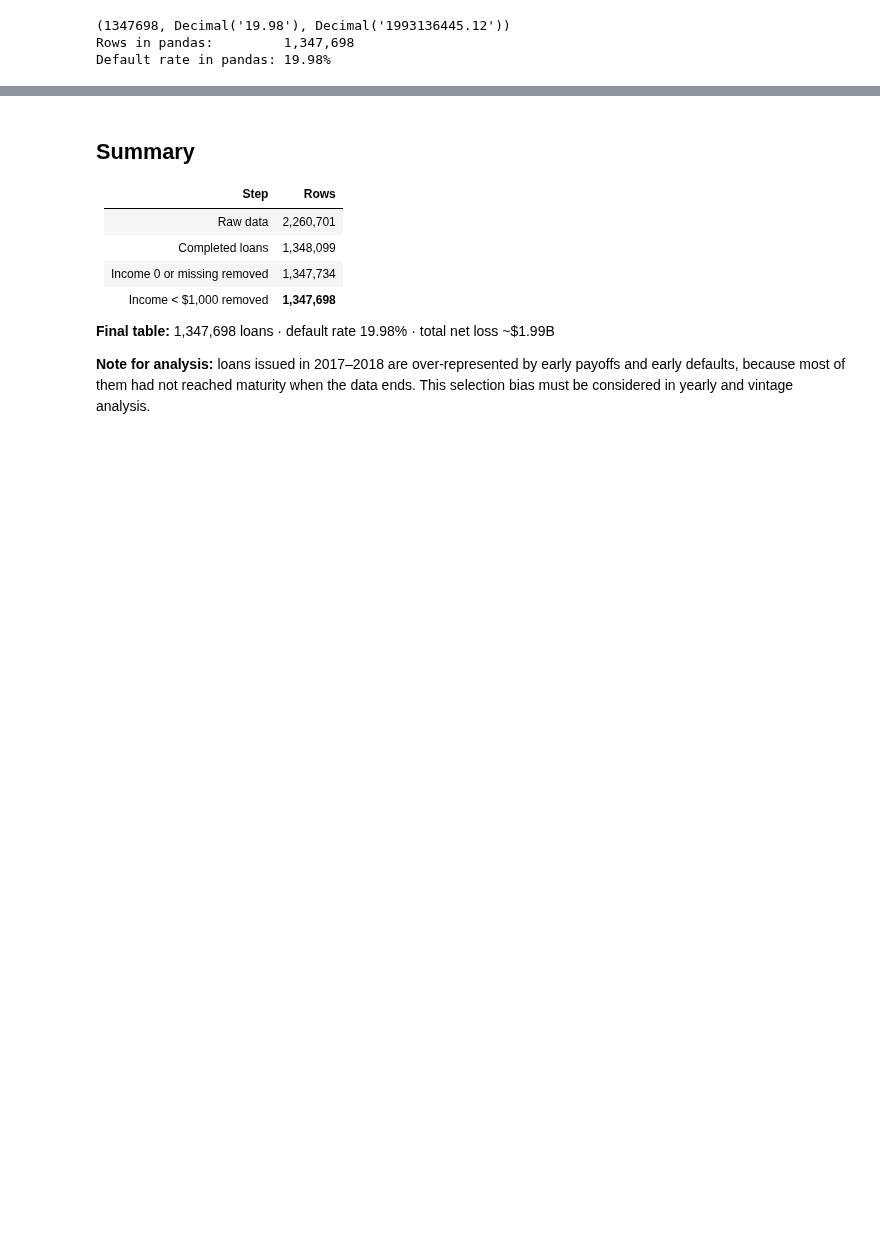
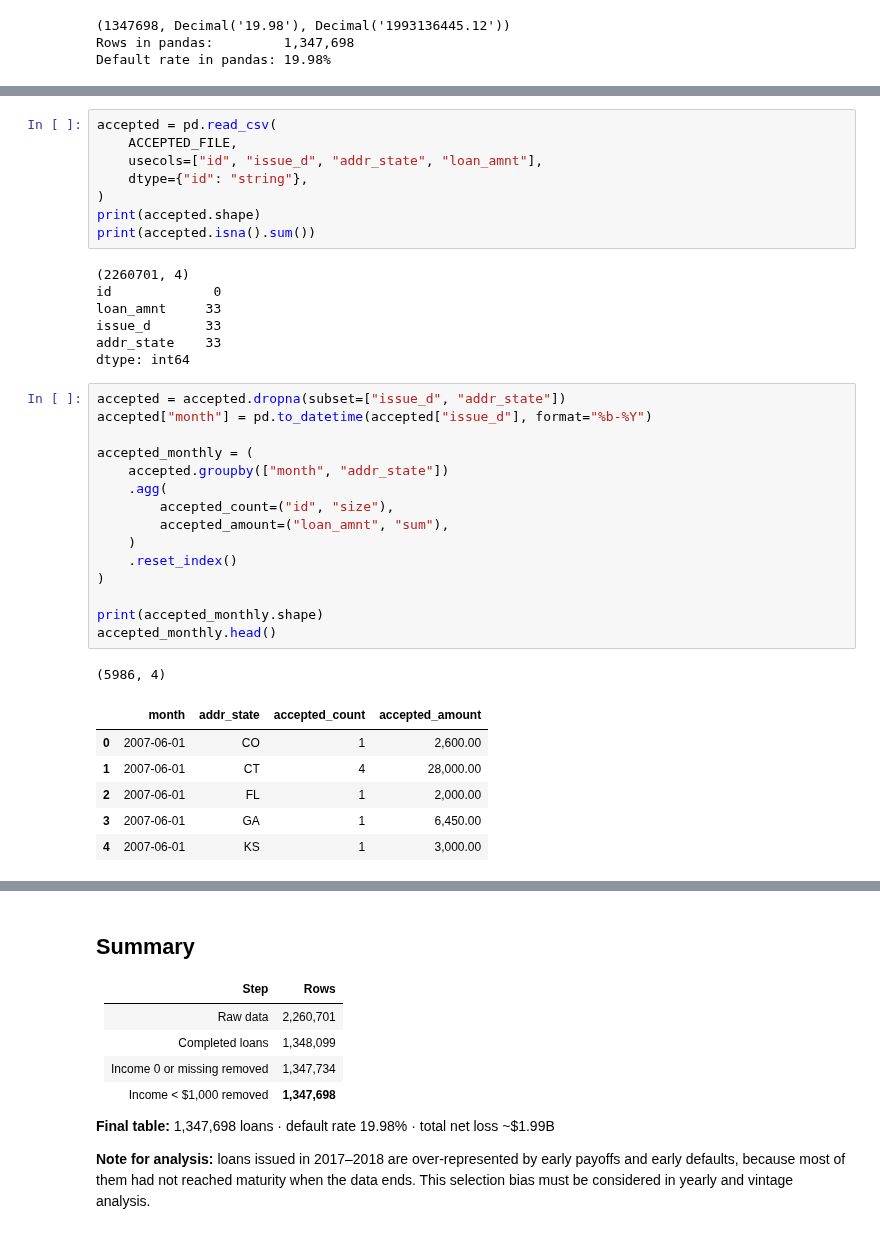
Before and after one commit to CavitDursun07/lending_club_credit_risk, a Jupyter notebook: notebooks/01_data_cleaning.ipynb, the cells around one changed output, grey strips where cells are left out. Cells and saved outputs as stored; diff of their text form; blank space fills up the shorter version.

```diff
--- a/notebooks/01_data_cleaning.ipynb
+++ b/notebooks/01_data_cleaning.ipynb
@@ -697,0 +702,38 @@ Default rate in pandas: 19.98%
+# %%
+accepted = pd.read_csv(
+    ACCEPTED_FILE,
+    usecols=["id", "issue_d", "addr_state", "loan_amnt"],
+    dtype={"id": "string"},
+)
+print(accepted.shape)
+print(accepted.isna().sum())
+# %% [output]
+(2260701, 4)
+id             0
+loan_amnt     33
+issue_d       33
+addr_state    33
+dtype: int64
+# %%
+accepted = accepted.dropna(subset=["issue_d", "addr_state"])
+accepted["month"] = pd.to_datetime(accepted["issue_d"], format="%b-%Y")
+
+accepted_monthly = (
+    accepted.groupby(["month", "addr_state"])
+    .agg(
+        accepted_count=("id", "size"),
+        accepted_amount=("loan_amnt", "sum"),
+    )
+    .reset_index()
+)
+
+print(accepted_monthly.shape)
+accepted_monthly.head()
+# %% [output]
+(5986, 4)
+|  | month | addr_state | accepted_count | accepted_amount |
+| 0 | 2007-06-01 | CO | 1 | 2,600.00 |
+| 1 | 2007-06-01 | CT | 4 | 28,000.00 |
+| 2 | 2007-06-01 | FL | 1 | 2,000.00 |
+| 3 | 2007-06-01 | GA | 1 | 6,450.00 |
+| 4 | 2007-06-01 | KS | 1 | 3,000.00 |
```
Also changed, not shown: parts of 5 cells of this notebook, 5 other files.
